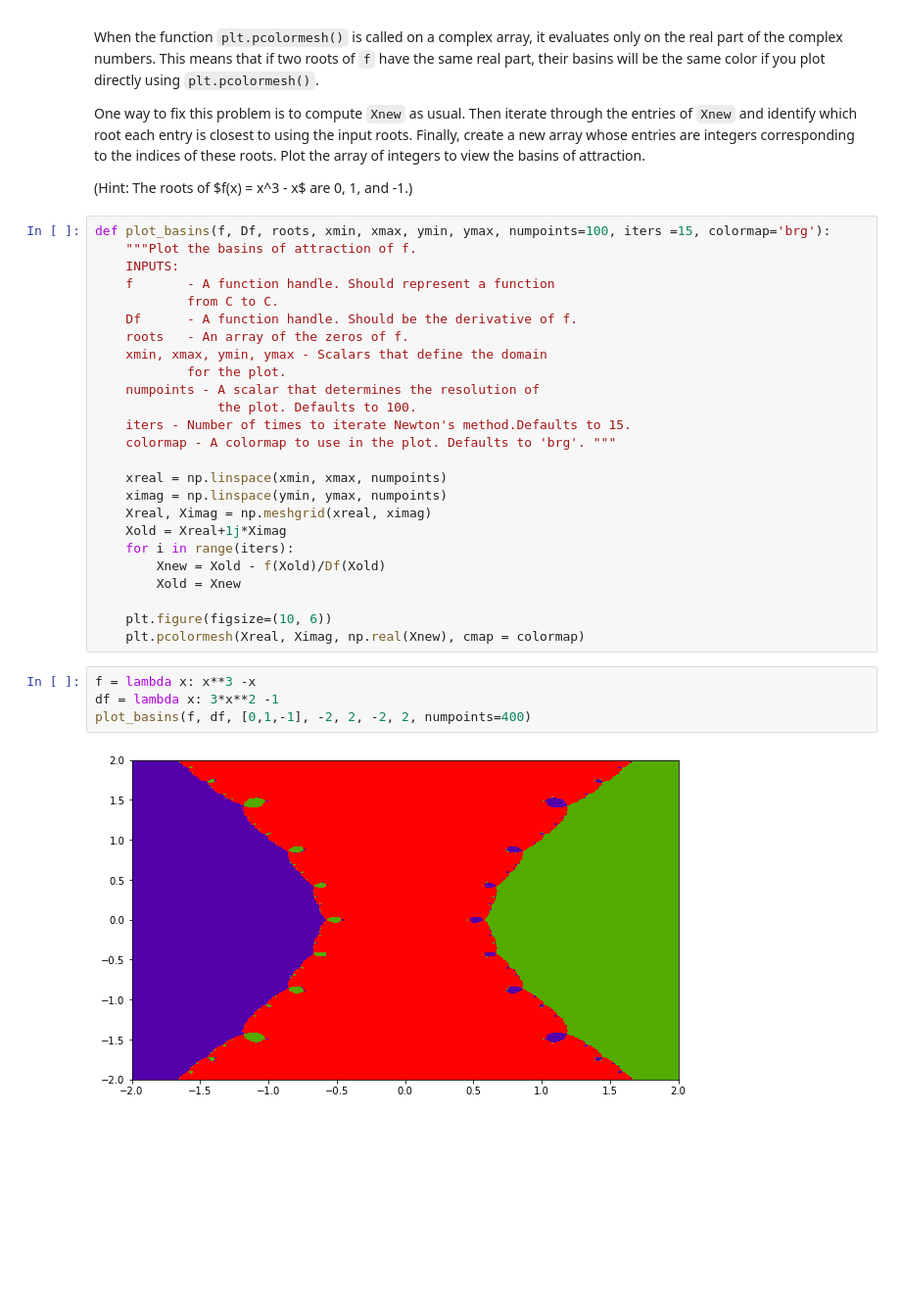
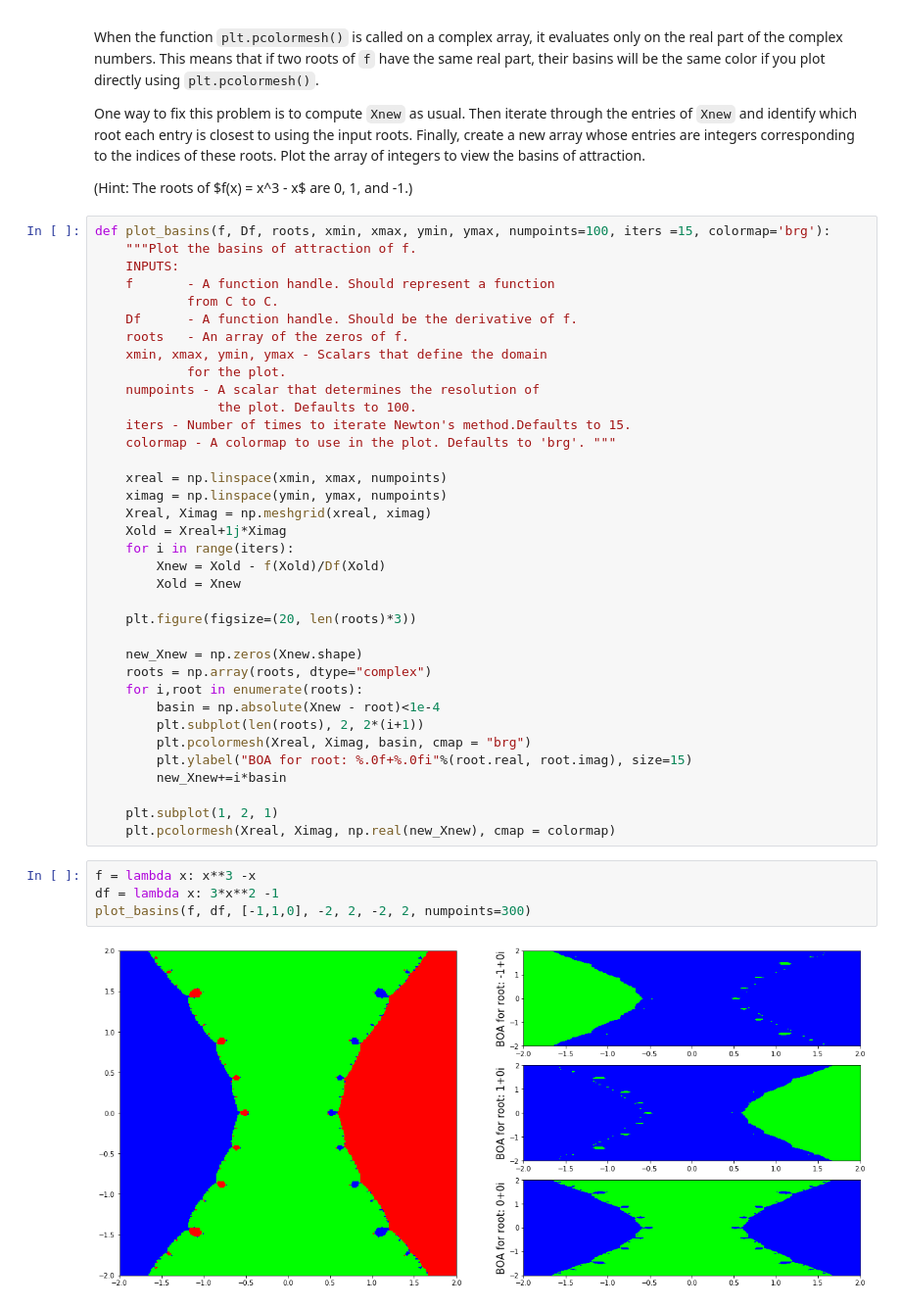
Before and after one commit to bninopaul/impact_byu, a Jupyter notebook: 10newton's_method.ipynb, the cells around one changed output. Shown at 98% size. Drawn from its saved outputs; the diff is of its cells as text; blank space fills up the shorter version.

```diff
--- a/10newton's_method.ipynb
+++ b/10newton's_method.ipynb
@@ -253,11 +253,22 @@ def plot_basins(f, Df, roots, xmin, xmax, ymin, ymax, numpoints=100, iters =15,
         Xnew = Xold - f(Xold)/Df(Xold)
         Xold = Xnew
 
-    plt.figure(figsize=(10, 6))
-    plt.pcolormesh(Xreal, Ximag, np.real(Xnew), cmap = colormap)
+    plt.figure(figsize=(20, len(roots)*3))
+
+    new_Xnew = np.zeros(Xnew.shape)
+    roots = np.array(roots, dtype="complex")
+    for i,root in enumerate(roots):
+        basin = np.absolute(Xnew - root)<1e-4
+        plt.subplot(len(roots), 2, 2*(i+1))
+        plt.pcolormesh(Xreal, Ximag, basin, cmap = "brg")
+        plt.ylabel("BOA for root: %.0f+%.0fi"%(root.real, root.imag), size=15)
+        new_Xnew+=i*basin
+
+    plt.subplot(1, 2, 1)
+    plt.pcolormesh(Xreal, Ximag, np.real(new_Xnew), cmap = colormap)
 # %%
 f = lambda x: x**3 -x
 df = lambda x: 3*x**2 -1
-plot_basins(f, df, [0,1,-1], -2, 2, -2, 2, numpoints=400)
+plot_basins(f, df, [-1,1,0], -2, 2, -2, 2, numpoints=300)
 # %% [output]
-[figure, old version]
+[figure, new version]
```
Also changed, not shown: parts of 3 cells of this notebook.
